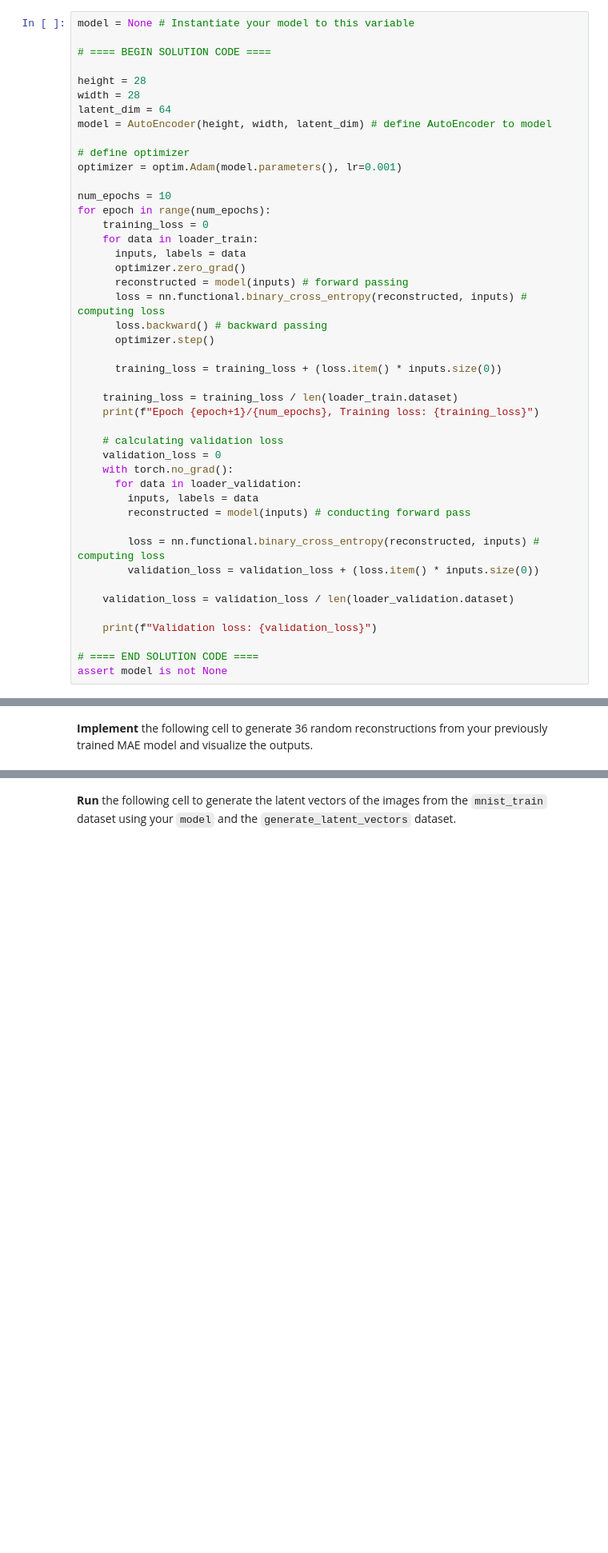
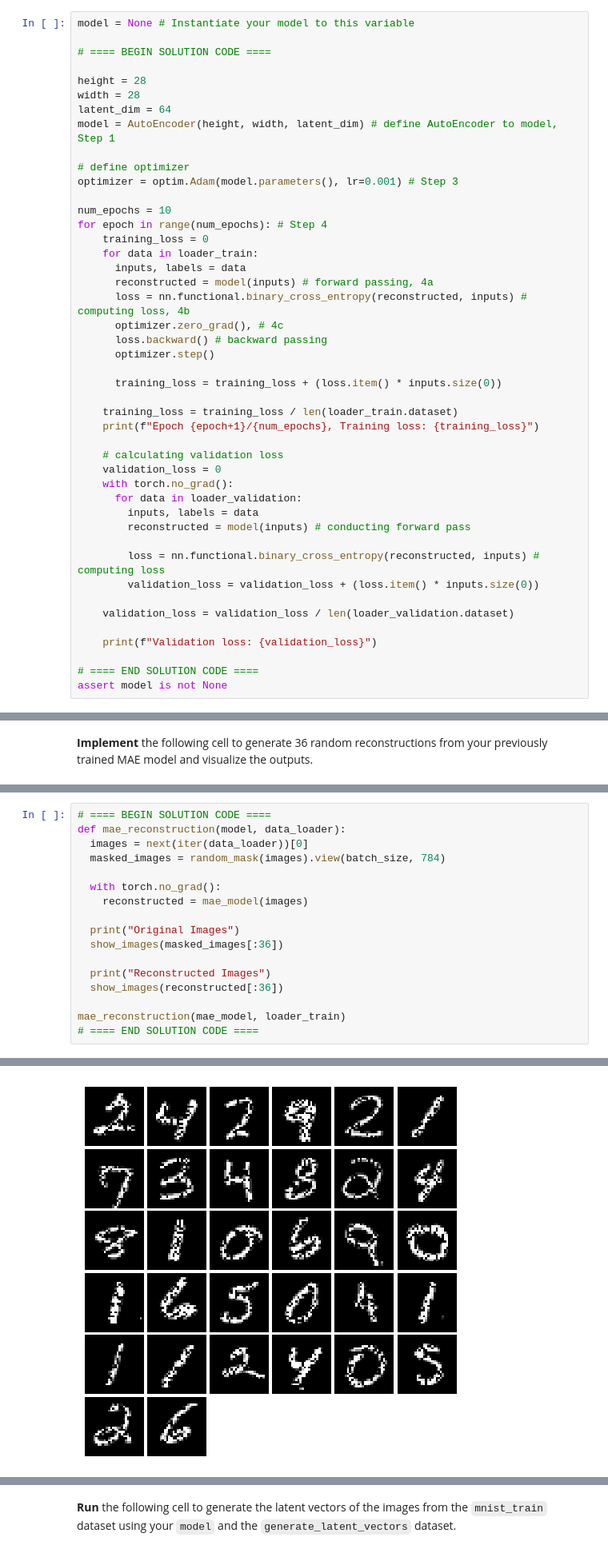
Before and after one commit to echen126/csterdroids, a Jupyter notebook: cs480e_2024,3f_final.ipynb, the cells around one changed output, grey strips where cells are left out. Shown: that part at 80% size. Cells and saved outputs as stored; diff of their text form; blank space fills up the shorter version.

Commit message:
Fixed output for mae_model reconstruction, displays right models now

```diff
--- a/cs480e_2024,3f_final.ipynb
+++ b/cs480e_2024,3f_final.ipynb
@@ -263,19 +263,19 @@ model = None # Instantiate your model to this variable
 height = 28
 width = 28
 latent_dim = 64
-model = AutoEncoder(height, width, latent_dim) # define AutoEncoder to model
+model = AutoEncoder(height, width, latent_dim) # define AutoEncoder to model, Step 1
 
 # define optimizer
-optimizer = optim.Adam(model.parameters(), lr=0.001)
+optimizer = optim.Adam(model.parameters(), lr=0.001) # Step 3
 
 num_epochs = 10
-for epoch in range(num_epochs):
+for epoch in range(num_epochs): # Step 4
     training_loss = 0
     for data in loader_train:
       inputs, labels = data
-      optimizer.zero_grad()
-      reconstructed = model(inputs) # forward passing
-      loss = nn.functional.binary_cross_entropy(reconstructed, inputs) # computing loss
+      reconstructed = model(inputs) # forward passing, 4a
+      loss = nn.functional.binary_cross_entropy(reconstructed, inputs) # computing loss, 4b
+      optimizer.zero_grad(), # 4c
       loss.backward() # backward passing
       optimizer.step()
 
@@ -411,0 +465,18 @@ assert mae_model is not None
+# %%
+# ==== BEGIN SOLUTION CODE ====
+def mae_reconstruction(model, data_loader):
+  images = next(iter(data_loader))[0]
+  masked_images = random_mask(images).view(batch_size, 784)
+
+  with torch.no_grad():
+    reconstructed = mae_model(images)
+
+  print("Original Images")
+  show_images(masked_images[:36])
+
+  print("Reconstructed Images")
+  show_images(reconstructed[:36])
+
+mae_reconstruction(mae_model, loader_train)
+# ==== END SOLUTION CODE ====
+# %% [output]
@@ -411,0 +485 @@ assert mae_model is not None
+[figure, added]
```
Also changed, not shown: parts of 5 cells of this notebook.
